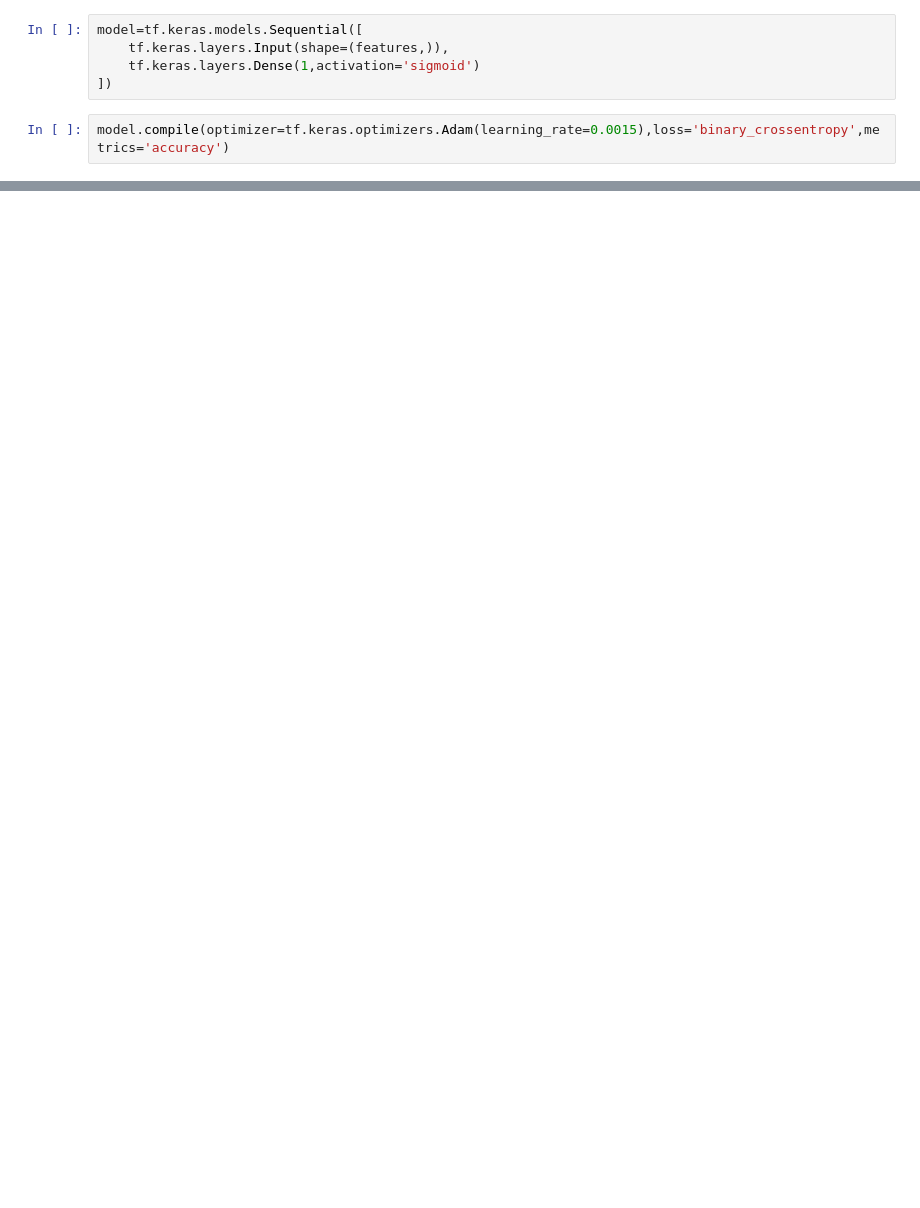
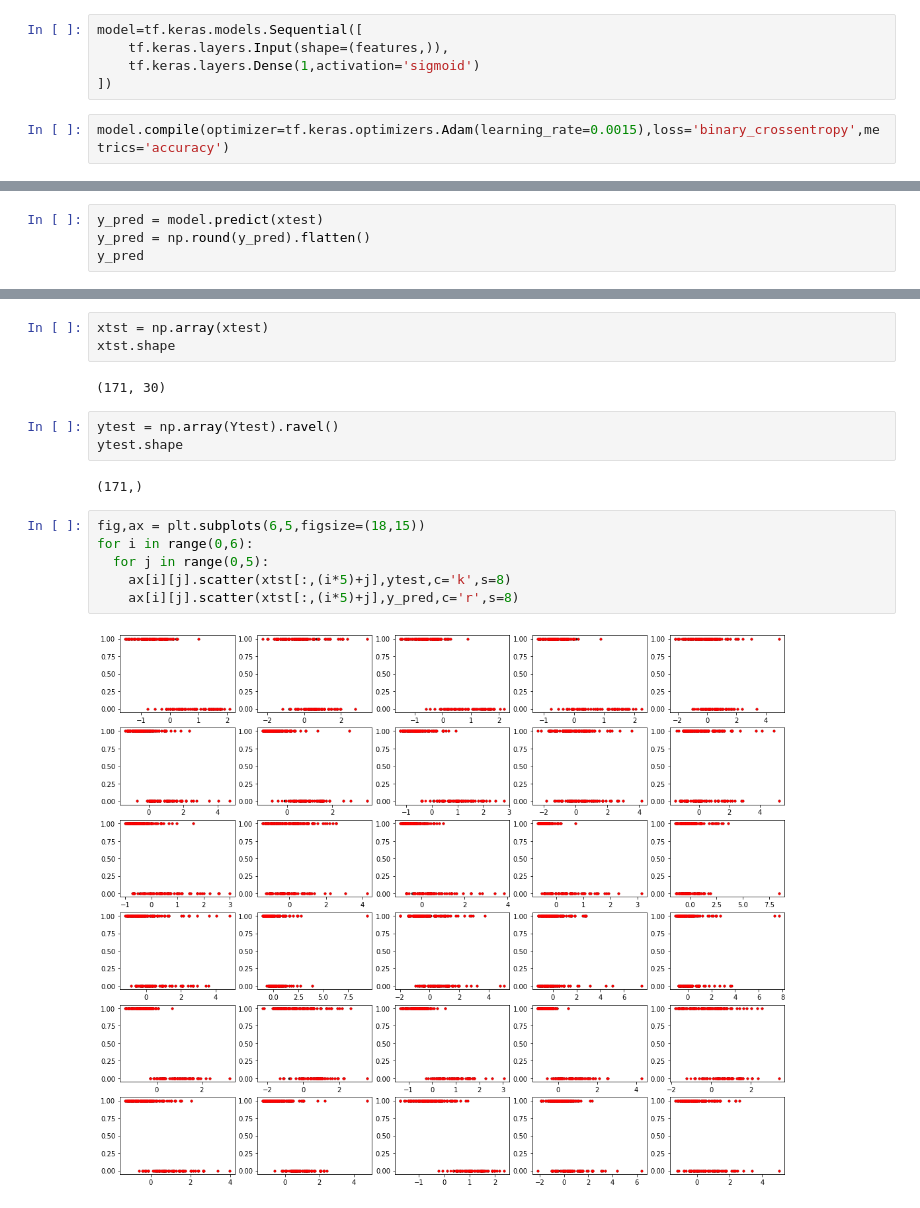
Before and after one commit to Diacod-I/congeny, a Jupyter notebook: BreastCancerDetection.ipynb, the cells around one changed output, grey strips where cells are left out. Saved outputs shown, nothing was run; the diff lists cells and outputs as text; blank space fills up the shorter version.

```diff
--- a/BreastCancerDetection.ipynb
+++ b/BreastCancerDetection.ipynb
@@ -111,0 +131,4 @@ Epoch 100/100
+# %%
+y_pred = model.predict(xtest)
+y_pred = np.round(y_pred).flatten()
+y_pred
@@ -120,2 +156,20 @@ Test Score: [0.12066280096769333, 0.9649122953414917]
+# %%
+xtst = np.array(xtest)
+xtst.shape
+# %% [output]
+(171, 30)
+# %%
+ytest = np.array(Ytest).ravel()
+ytest.shape
+# %% [output]
+(171,)
+# %%
+fig,ax = plt.subplots(6,5,figsize=(18,15))
+for i in range(0,6):
+  for j in range(0,5):
+    ax[i][j].scatter(xtst[:,(i*5)+j],ytest,c='k',s=8)
+    ax[i][j].scatter(xtst[:,(i*5)+j],y_pred,c='r',s=8)
+# %% [output]
+[figure, added]
 # %%
 plt.plot(bler.history['loss'],label='Loss')
```
Also changed, not shown: parts of 23 cells of this notebook.
